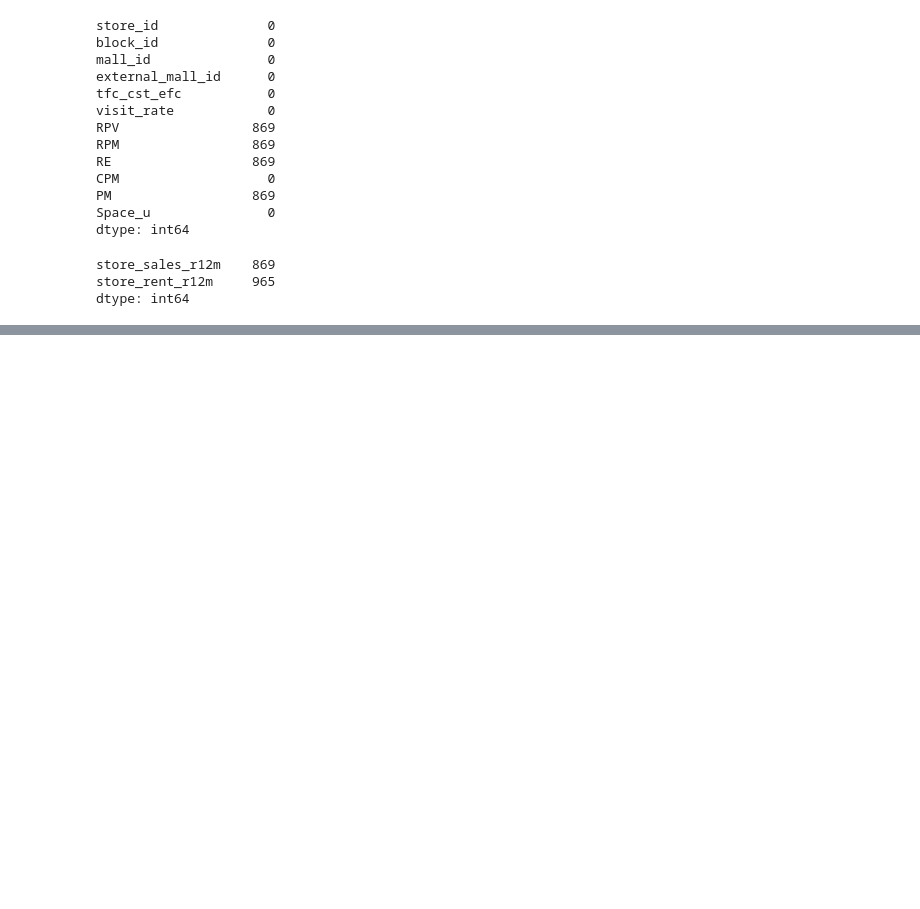
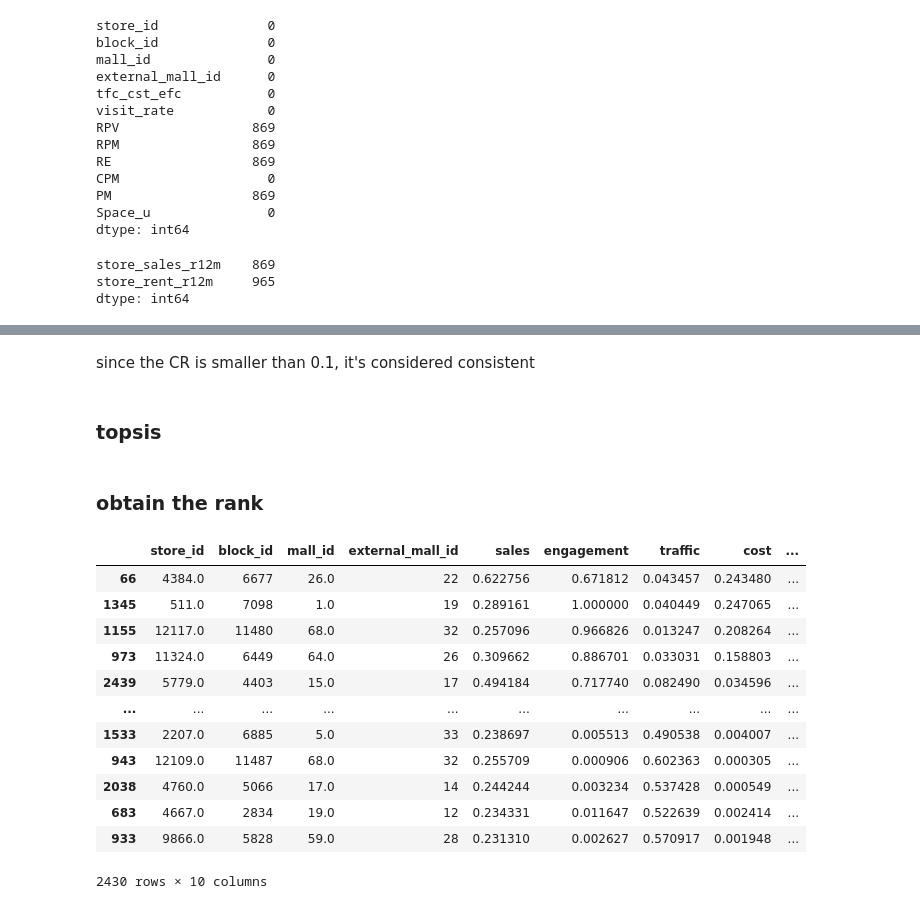
Before and after one commit to JokyHub/Data-Challenge-URW-HEC, a Jupyter notebook: notebooks/performance.ipynb, the cells around one changed output, grey strips where cells are left out. Cells and saved outputs as stored; diff of their text form; code cells hidden in the pictures; blank space fills up the shorter version.

Commit message:
metrics and rank

```diff
--- a/notebooks/performance.ipynb
+++ b/notebooks/performance.ipynb
@@ -369,0 +558,34 @@ dtype: int64
+# %%
+def ahp_weights(pairwise_matrix):
+    """
+    Given a pairwise comparison matrix, returns (weights, CR).
+    weights: 1D numpy array of derived weights
+    CR: consistency ratio
+    """
+    # 1. Normalize columns
+    col_sum = pairwise_matrix.sum(axis=0)
+    normalized = pairwise_matrix / col_sum
+
+    # 2. Average each row -> priority vector
+    weights = normalized.mean(axis=1)
+
+    # 3. Consistency check
+    # Compute lambda_max
+    n = pairwise_matrix.shape[0]
+    lamda_max = (col_sum * weights).sum()
+
+    # Consistency Index (CI)
+    CI = (lamda_max - n) / (n - 1)
+
+    # Random Index (RI) for n=4 (AHP standard table) is about 0.90
+    # (You can adjust if you have a more precise reference table)
+    RI = 0.90
+
+    CR = CI / RI
+
+    return weights, CR
+
+weights, CR = ahp_weights(M)
+# %%
+criteria = ['sales',
+       'engagement', 'traffic', 'cost']
@@ -369,0 +606,4 @@ dtype: int64
+# %% [markdown]
+since the CR is smaller than 0.1, it's considered consistent
+# %% [markdown]
+### topsis
@@ -369,0 +660,26 @@ dtype: int64
+# %% [markdown]
+### obtain the rank
+# %%
+# Define beneficial vs. non-beneficial
+# True = beneficial, False = non-beneficial
+beneficial_criteria = [True, True, False, True]  # Traffic, Sales, Cost, Engagement
+
+# Calculate final ranking
+results = topsis(metrics_filtered, criteria, weights, beneficial_criteria)
+
+# Print the final results
+results
+# %% [output]
+|  | store_id | block_id | mall_id | external_mall_id | sales | engagement | traffic | cost | ... |
+| 66 | 4384.0 | 6677 | 26.0 | 22 | 0.622756 | 0.671812 | 0.043457 | 0.243480 | ... |
+| 1345 | 511.0 | 7098 | 1.0 | 19 | 0.289161 | 1.000000 | 0.040449 | 0.247065 | ... |
+| 1155 | 12117.0 | 11480 | 68.0 | 32 | 0.257096 | 0.966826 | 0.013247 | 0.208264 | ... |
+| 973 | 11324.0 | 6449 | 64.0 | 26 | 0.309662 | 0.886701 | 0.033031 | 0.158803 | ... |
+| 2439 | 5779.0 | 4403 | 15.0 | 17 | 0.494184 | 0.717740 | 0.082490 | 0.034596 | ... |
+| ... | ... | ... | ... | ... | ... | ... | ... | ... | ... |
+| 1533 | 2207.0 | 6885 | 5.0 | 33 | 0.238697 | 0.005513 | 0.490538 | 0.004007 | ... |
+| 943 | 12109.0 | 11487 | 68.0 | 32 | 0.255709 | 0.000906 | 0.602363 | 0.000305 | ... |
+| 2038 | 4760.0 | 5066 | 17.0 | 14 | 0.244244 | 0.003234 | 0.537428 | 0.000549 | ... |
+| 683 | 4667.0 | 2834 | 19.0 | 12 | 0.234331 | 0.011647 | 0.522639 | 0.002414 | ... |
+| 933 | 9866.0 | 5828 | 59.0 | 28 | 0.231310 | 0.002627 | 0.570917 | 0.001948 | ... |
+2430 rows × 10 columns
```
Also changed, not shown: parts of 28 cells of this notebook.
